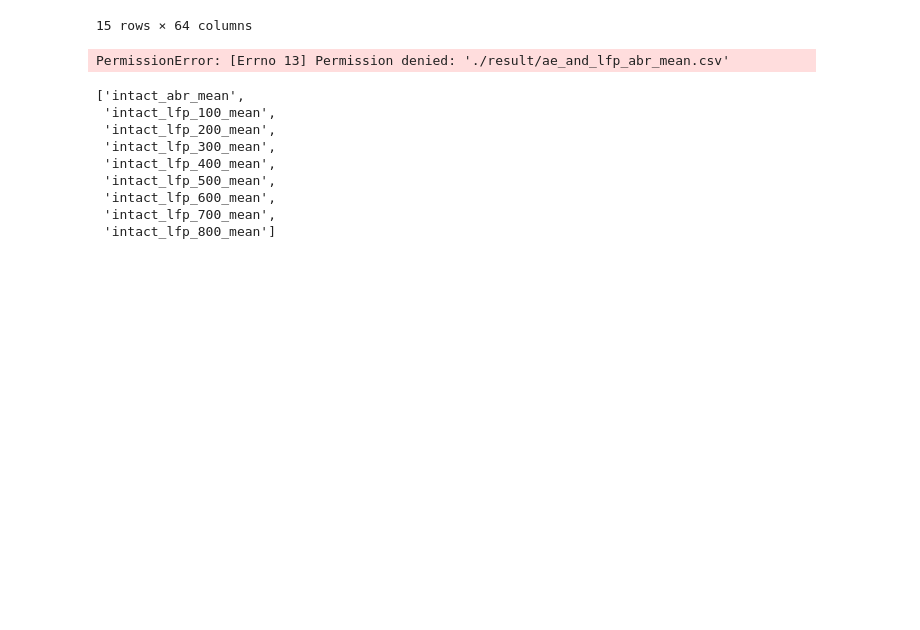
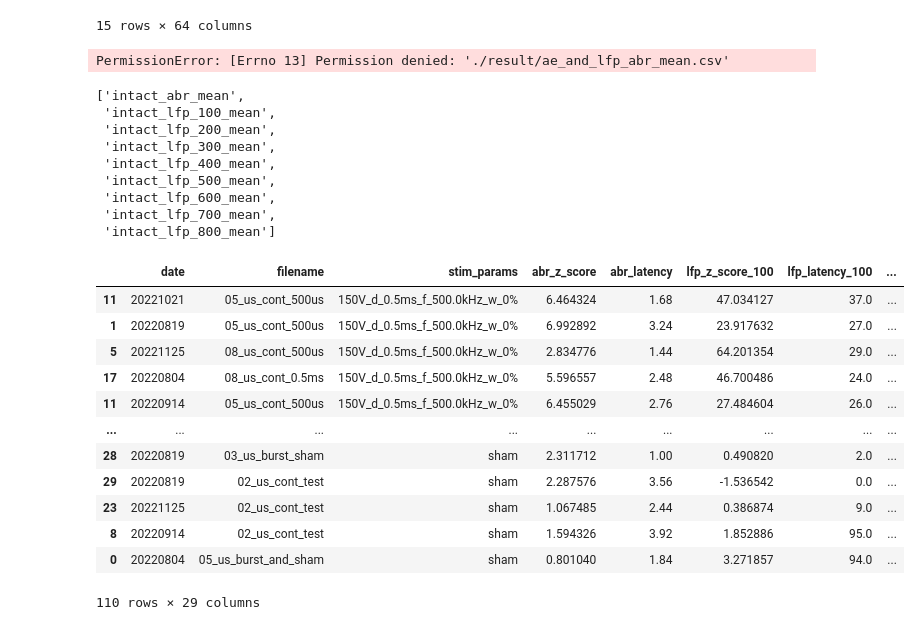
Before and after one commit to smasa1112/ABR_LFP_analysis, a Jupyter notebook: each_stim_plot.ipynb, the cells around one changed output. Cells and saved outputs as stored; diff of their text form; code cells hidden in the pictures; blank space fills up the shorter version.

```diff
--- a/each_stim_plot.ipynb
+++ b/each_stim_plot.ipynb
@@ -399,0 +402,16 @@ for ae_param in ae_params:
+# %%
+alive_intact_data
+# %% [output]
+|  | date | filename | stim_params | abr_z_score | abr_latency | lfp_z_score_100 | lfp_latency_100 | ... |
+| 11 | 20221021 | 05_us_cont_500us | 150V_d_0.5ms_f_500.0kHz_w_0% | 6.464324 | 1.68 | 47.034127 | 37.0 | ... |
+| 1 | 20220819 | 05_us_cont_500us | 150V_d_0.5ms_f_500.0kHz_w_0% | 6.992892 | 3.24 | 23.917632 | 27.0 | ... |
+| 5 | 20221125 | 08_us_cont_500us | 150V_d_0.5ms_f_500.0kHz_w_0% | 2.834776 | 1.44 | 64.201354 | 29.0 | ... |
+| 17 | 20220804 | 08_us_cont_0.5ms | 150V_d_0.5ms_f_500.0kHz_w_0% | 5.596557 | 2.48 | 46.700486 | 24.0 | ... |
+| 11 | 20220914 | 05_us_cont_500us | 150V_d_0.5ms_f_500.0kHz_w_0% | 6.455029 | 2.76 | 27.484604 | 26.0 | ... |
+| ... | ... | ... | ... | ... | ... | ... | ... | ... |
+| 28 | 20220819 | 03_us_burst_sham | sham | 2.311712 | 1.00 | 0.490820 | 2.0 | ... |
+| 29 | 20220819 | 02_us_cont_test | sham | 2.287576 | 3.56 | -1.536542 | 0.0 | ... |
+| 23 | 20221125 | 02_us_cont_test | sham | 1.067485 | 2.44 | 0.386874 | 9.0 | ... |
+| 8 | 20220914 | 02_us_cont_test | sham | 1.594326 | 3.92 | 1.852886 | 95.0 | ... |
+| 0 | 20220804 | 05_us_burst_and_sham | sham | 0.801040 | 1.84 | 3.271857 | 94.0 | ... |
+110 rows × 29 columns
```
Also changed, not shown: parts of 7 cells of this notebook.
